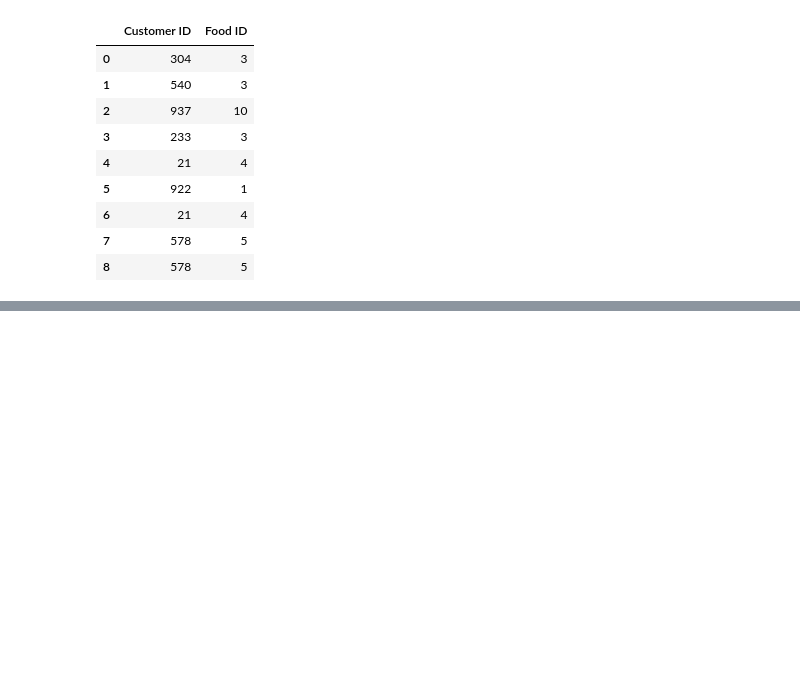
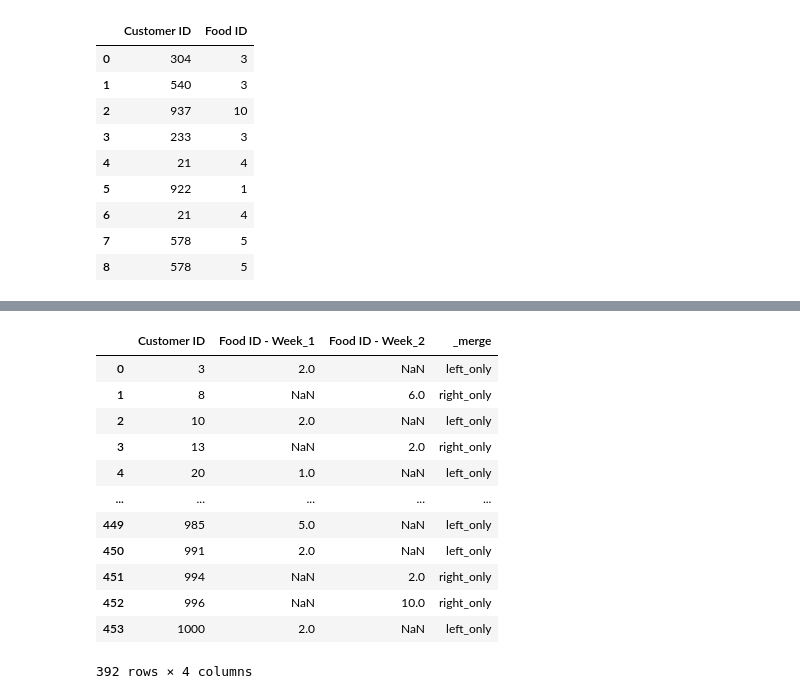
Before and after one commit to Johanhms/Practicas_Python, a Jupyter notebook: Data_Analysis_with_Pandas.ipynb, the cells around one changed output, grey strips where cells are left out. Cells and saved outputs as stored; diff of their text form; code cells hidden in the pictures; blank space fills up the shorter version.

```diff
--- a/Data_Analysis_with_Pandas.ipynb
+++ b/Data_Analysis_with_Pandas.ipynb
@@ -479,3 +479,5 @@ week1.merge(week2, how = "inner", on = ["Customer ID", "Food ID"])
 | 6 | 21 | 4 |
 | 7 | 578 | 5 |
 | 8 | 578 | 5 |
+# %%
+merged = week1.merge(week2, how = "outer", on = "Customer ID", suffixes=[" - Week_1 ", " - Week_2"], indicator=True)
@@ -481,0 +493,16 @@ week1.merge(week2, how = "inner", on = ["Customer ID", "Food ID"])
+# %%
+merged[merged["_merge"].isin(["left_only", "right_only"])]
+# %% [output]
+|  | Customer ID | Food ID - Week_1 | Food ID - Week_2 | _merge |
+| 0 | 3 | 2.0 | NaN | left_only |
+| 1 | 8 | NaN | 6.0 | right_only |
+| 2 | 10 | 2.0 | NaN | left_only |
+| 3 | 13 | NaN | 2.0 | right_only |
+| 4 | 20 | 1.0 | NaN | left_only |
+| ... | ... | ... | ... | ... |
+| 449 | 985 | 5.0 | NaN | left_only |
+| 450 | 991 | 2.0 | NaN | left_only |
+| 451 | 994 | NaN | 2.0 | right_only |
+| 452 | 996 | NaN | 10.0 | right_only |
+| 453 | 1000 | 2.0 | NaN | left_only |
+392 rows × 4 columns
```
Also changed, not shown: parts of 7 cells of this notebook.
